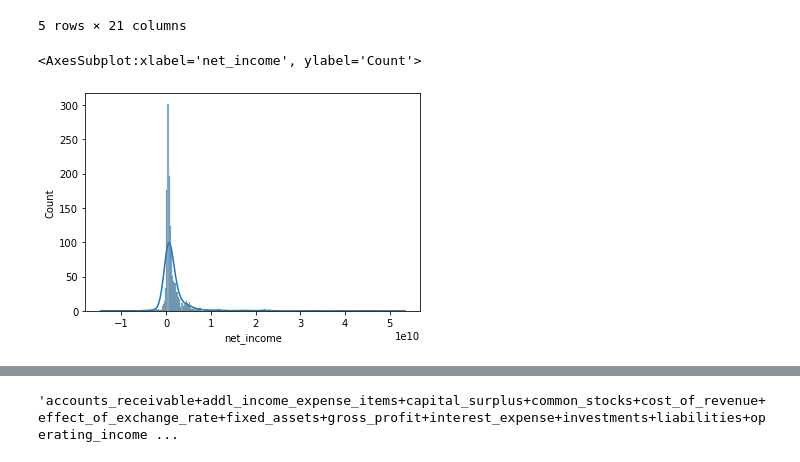
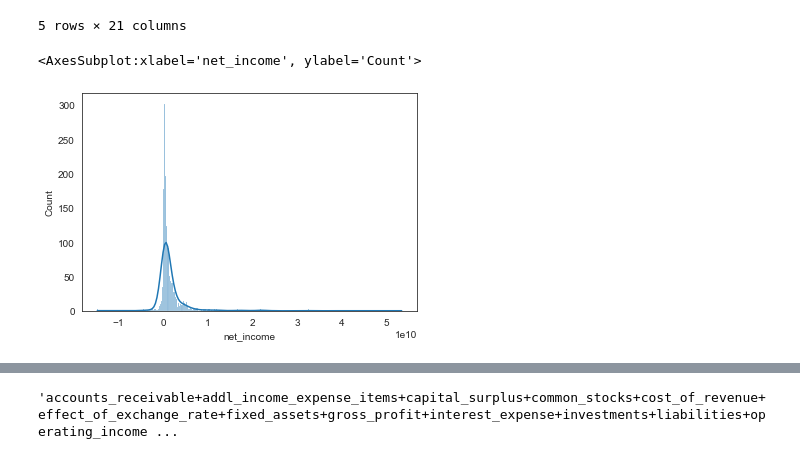
Before and after one commit to sarahhsu1301/STAT-303-2, a Jupyter notebook: CV modeling.ipynb, the cells around one changed output, grey strips where cells are left out. Drawn from its saved outputs; the diff is of its cells as text; code cells hidden in the pictures.

```diff
--- a/CV modeling.ipynb
+++ b/CV modeling.ipynb
@@ -152,7 +152,8 @@ top_20_train.head()
 | 778 | -30300000.0 | -72400000.0 | 5.559900e+09 | 2.800000e+06 | 1.272300e+09 | ... |
 5 rows × 21 columns
 # %%
+sns.set_style("white")
 sns.histplot(top_20_train.net_income, kde = True)
 # %% [output]
 <AxesSubplot:xlabel='net_income', ylabel='Count'>
-[figure, old version]
+[figure, new version]
```
Also changed, not shown: parts of 40 cells of this notebook.
